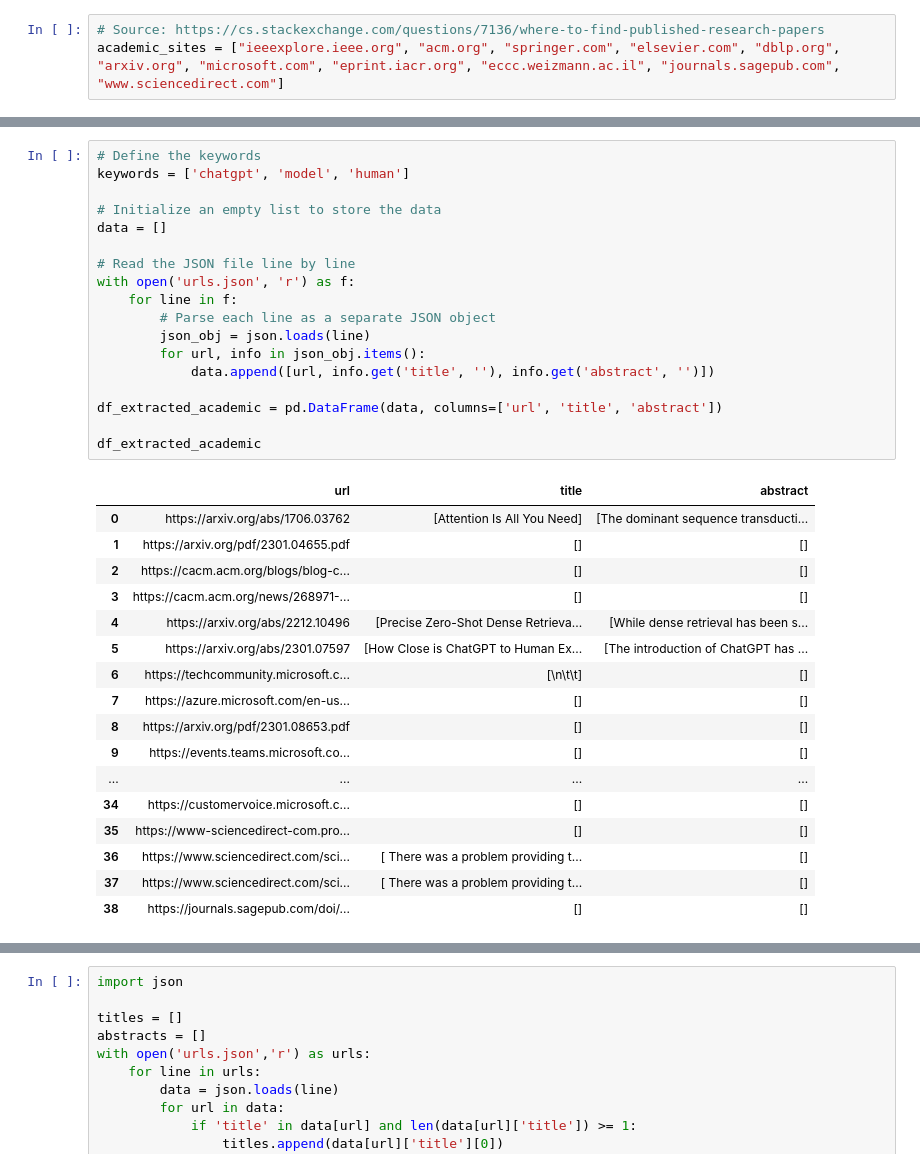
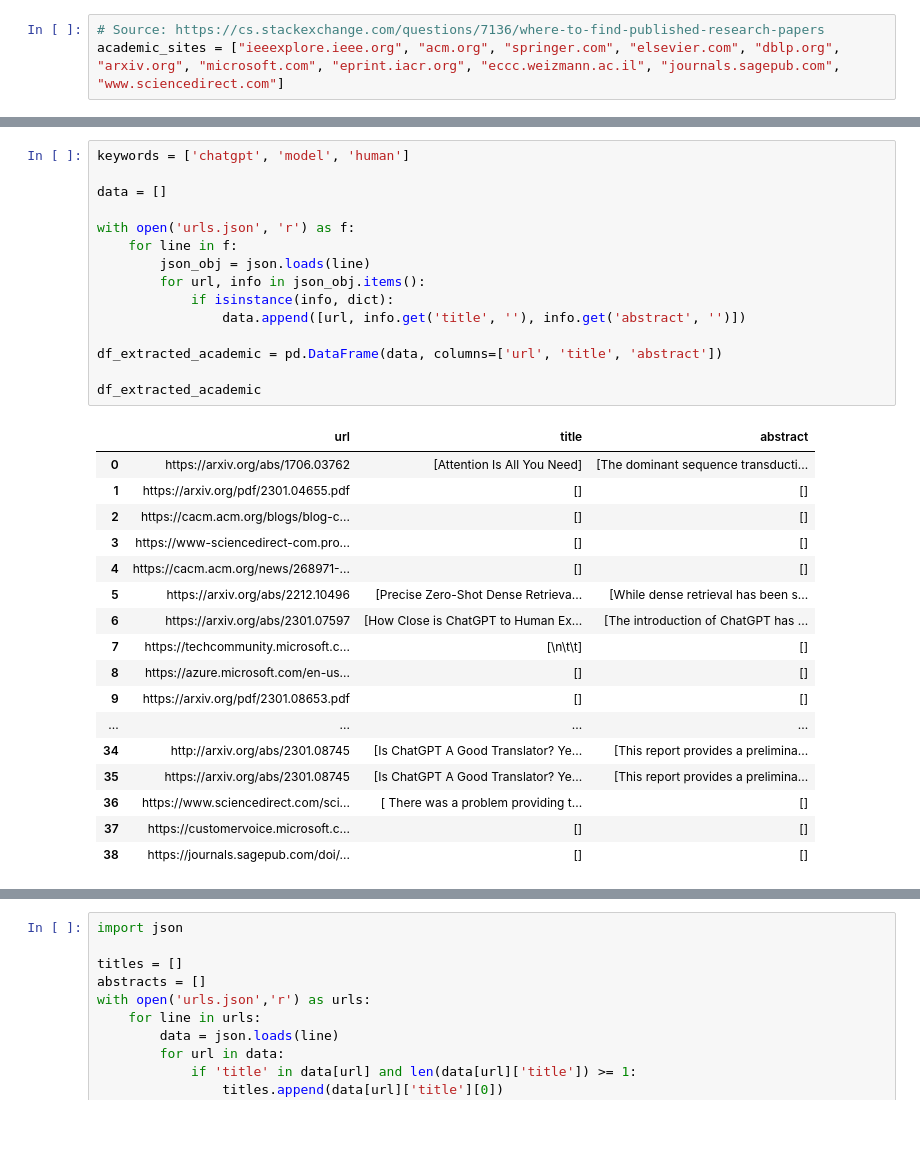
Before and after one commit to hanlily666/2023Fall_Projects, a Jupyter notebook: han_ruixin_final_project.ipynb, the cells around one changed output, grey strips where cells are left out. Saved outputs shown, nothing was run; the diff lists cells and outputs as text; blank space fills up the shorter version.

Commit message:
final report

```diff
--- a/han_ruixin_final_project.ipynb
+++ b/han_ruixin_final_project.ipynb
@@ -385,38 +275,35 @@ Name: Outlinks, Length: 91, dtype: object
 # %%
-# Define the keywords
 keywords = ['chatgpt', 'model', 'human']
 
-# Initialize an empty list to store the data
 data = []
 
-# Read the JSON file line by line
 with open('urls.json', 'r') as f:
     for line in f:
-        # Parse each line as a separate JSON object
         json_obj = json.loads(line)
         for url, info in json_obj.items():
-            data.append([url, info.get('title', ''), info.get('abstract', '')])
+            if isinstance(info, dict):
+                data.append([url, info.get('title', ''), info.get('abstract', '')])
 
 df_extracted_academic = pd.DataFrame(data, columns=['url', 'title', 'abstract'])
 
 df_extracted_academic
 # %% [output]
 |  | url | title | abstract |
 | 0 | https://arxiv.org/abs/1706.03762 | [Attention Is All You Need] | [The dominant sequence transducti... |
 | 1 | https://arxiv.org/pdf/2301.04655.pdf | [] | [] |
 | 2 | https://cacm.acm.org/blogs/blog-c... | [] | [] |
-| 3 | https://cacm.acm.org/news/268971-... | [] | [] |
-| 4 | https://arxiv.org/abs/2212.10496 | [Precise Zero-Shot Dense Retrieva... | [While dense retrieval has been s... |
-| 5 | https://arxiv.org/abs/2301.07597 | [How Close is ChatGPT to Human Ex... | [The introduction of ChatGPT has ... |
-| 6 | https://techcommunity.microsoft.c... | [\n\t\t] | [] |
-| 7 | https://azure.microsoft.com/en-us... | [] | [] |
-| 8 | https://arxiv.org/pdf/2301.08653.pdf | [] | [] |
-| 9 | https://events.teams.microsoft.co... | [] | [] |
+| 3 | https://www-sciencedirect-com.pro... | [] | [] |
+| 4 | https://cacm.acm.org/news/268971-... | [] | [] |
+| 5 | https://arxiv.org/abs/2212.10496 | [Precise Zero-Shot Dense Retrieva... | [While dense retrieval has been s... |
+| 6 | https://arxiv.org/abs/2301.07597 | [How Close is ChatGPT to Human Ex... | [The introduction of ChatGPT has ... |
+| 7 | https://techcommunity.microsoft.c... | [\n\t\t] | [] |
+| 8 | https://azure.microsoft.com/en-us... | [] | [] |
+| 9 | https://arxiv.org/pdf/2301.08653.pdf | [] | [] |
 | ... | ... | ... | ... |
-| 34 | https://customervoice.microsoft.c... | [] | [] |
-| 35 | https://www-sciencedirect-com.pro... | [] | [] |
+| 34 | http://arxiv.org/abs/2301.08745 | [Is ChatGPT A Good Translator? Ye... | [This report provides a prelimina... |
+| 35 | https://arxiv.org/abs/2301.08745 | [Is ChatGPT A Good Translator? Ye... | [This report provides a prelimina... |
 | 36 | https://www.sciencedirect.com/sci... | [ There was a problem providing t... | [] |
-| 37 | https://www.sciencedirect.com/sci... | [ There was a problem providing t... | [] |
+| 37 | https://customervoice.microsoft.c... | [] | [] |
 | 38 | https://journals.sagepub.com/doi/... | [] | [] |
 # %%
 df_merged = pd.merge(df_academic, df_extracted_academic, left_on='Outlinks', right_on='url', how='inner')
```
Also changed, not shown: parts of 35 cells of this notebook, 7 other files.
